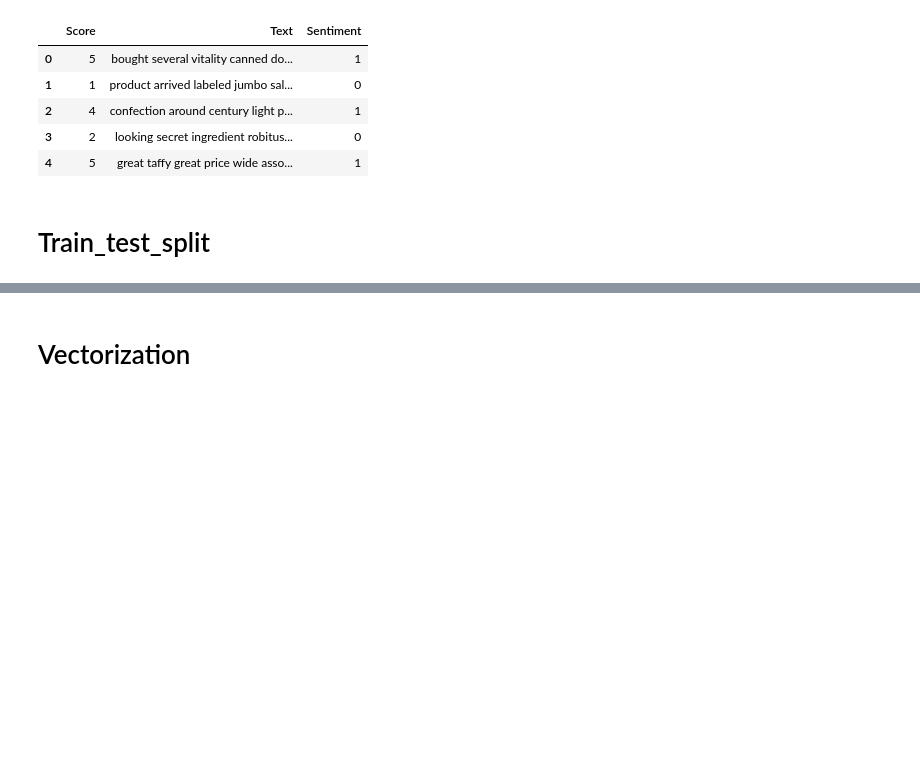
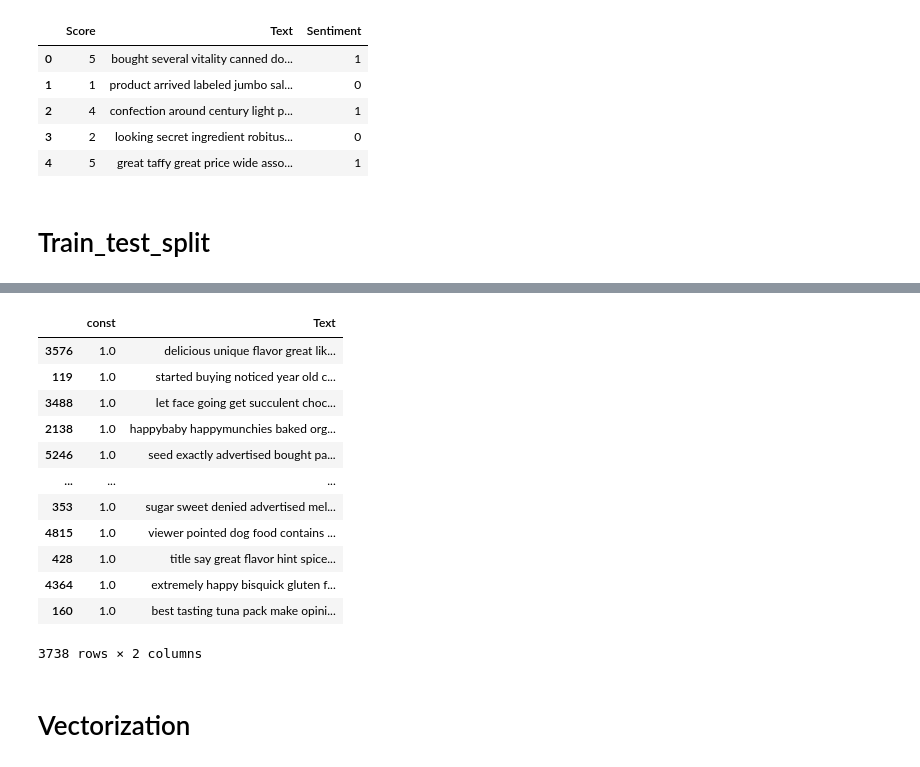
Before and after one commit to Lyu-Sterkh/Sentiment-analysis, a Jupyter notebook: Scores_prediction.ipynb, the cells around one changed output, grey strips where cells are left out. Saved outputs shown, nothing was run; the diff lists cells and outputs as text; code cells hidden in the pictures; blank space fills up the shorter version.

```diff
--- a/Scores_prediction.ipynb
+++ b/Scores_prediction.ipynb
@@ -65,3 +88,20 @@ y_train
+# %%
+#X_train_full = sm.add_constant(X_train)
+X_train_full
+# %% [output]
+|  | const | Text |
+| 3576 | 1.0 | delicious unique flavor great lik... |
+| 119 | 1.0 | started buying noticed year old c... |
+| 3488 | 1.0 | let face going get succulent choc... |
+| 2138 | 1.0 | happybaby happymunchies baked org... |
+| 5246 | 1.0 | seed exactly advertised bought pa... |
+| ... | ... | ... |
+| 353 | 1.0 | sugar sweet denied advertised mel... |
+| 4815 | 1.0 | viewer pointed dog food contains ... |
+| 428 | 1.0 | title say great flavor hint spice... |
+| 4364 | 1.0 | extremely happy bisquick gluten f... |
+| 160 | 1.0 | best tasting tuna pack make opini... |
+3738 rows × 2 columns
 # %% [markdown]
 # Vectorization
 # %% [markdown]
```
Also changed, not shown: parts of 29 cells of this notebook.
